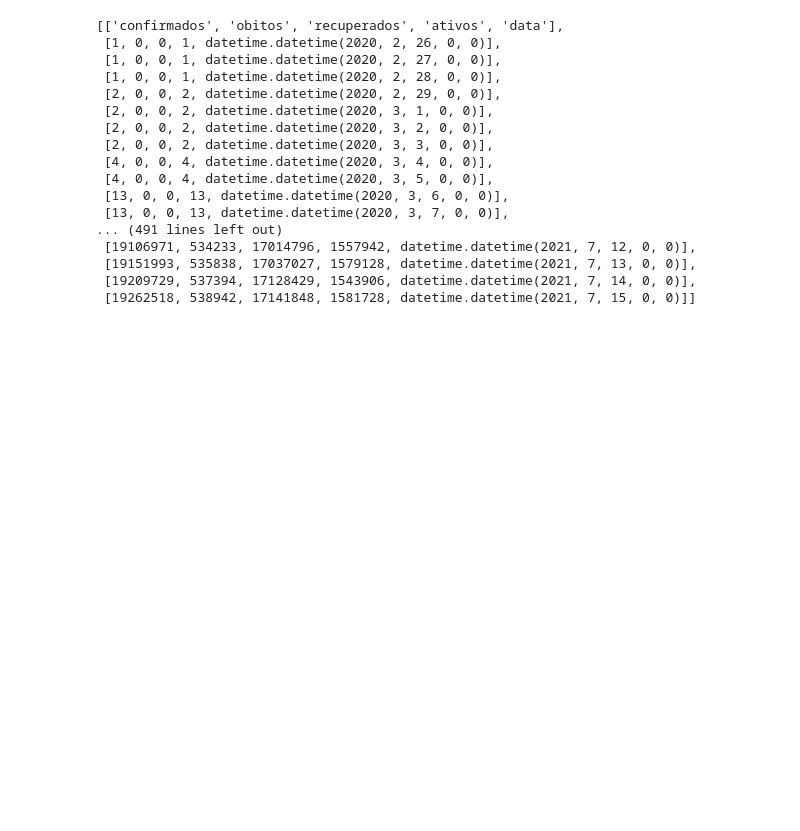
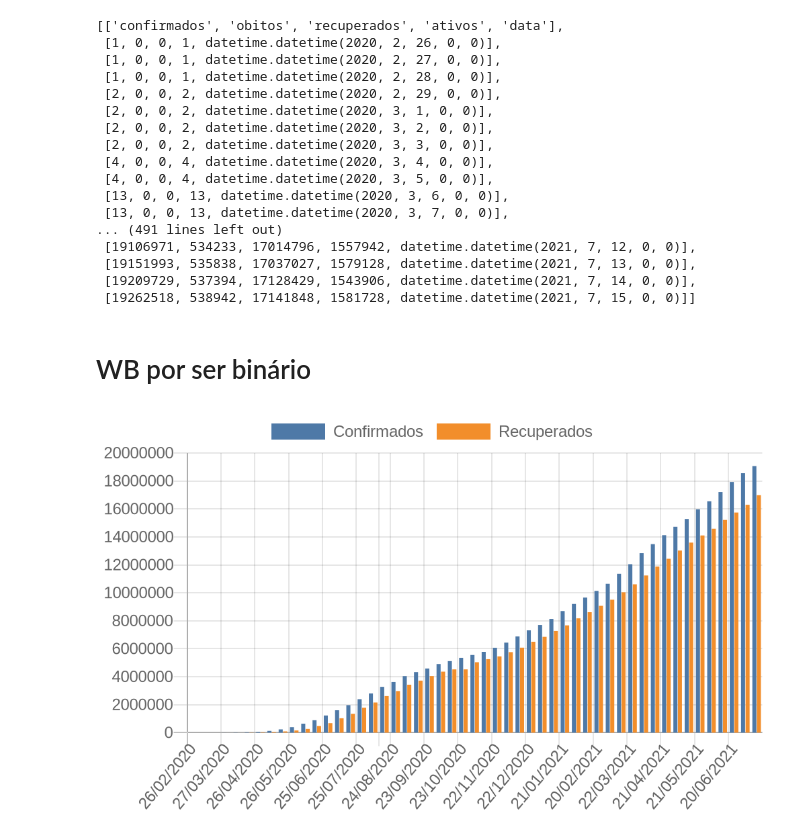
Before and after one commit to j-ricardo/santandercoders, a Jupyter notebook: api_covid.ipynb, the cells around one changed output. Saved outputs shown, nothing was run; the diff lists cells and outputs as text; code cells hidden in the pictures; blank space fills up the shorter version.

```diff
--- a/api_covid.ipynb
+++ b/api_covid.ipynb
@@ -196,3 +196,9 @@ def get_api_chart(chart):
     url_base = 'https://quickchart.io/chart'
     resp = r.get(f'{url_base}?c={str(chart)}')
     return resp.content
+# %% [markdown]
+# WB por ser binário
+# %%
+def save_image(path, content):
+    with open(path, 'wb') as image:
+        image.write(content)
@@ -198,0 +208,25 @@ def get_api_chart(chart):
+# %%
+def display_image(path):
+    img_file = Image.open(path)
+    display(img_file)
+# %%
+y_data_1 = []
+for obs in final_data[1::10]:
+    y_data_1.append(obs[confirmados])
+
+y_data_2 = []
+for obs in final_data[1::10]:
+    y_data_2.append(obs[recuperados])
+
+labels = ['Confirmados', 'Recuperados']
+
+x = []
+for obs in final_data[1::10]:
+    x.append(obs[data].strftime('%d/%m/%Y'))
+
+chart = create_chart(x, [y_data_1, y_data_2], labels, title='Gráfico confirmado vs recuperados')
+chart_content = get_api_chart(chart)
+save_image('meu-primeiro-grafico.png', chart_content)
+display_image('meu-primeiro-grafico.png')
+# %% [output]
+[figure, added]
```
Also changed, not shown: parts of 4 cells of this notebook, 2 other files.
